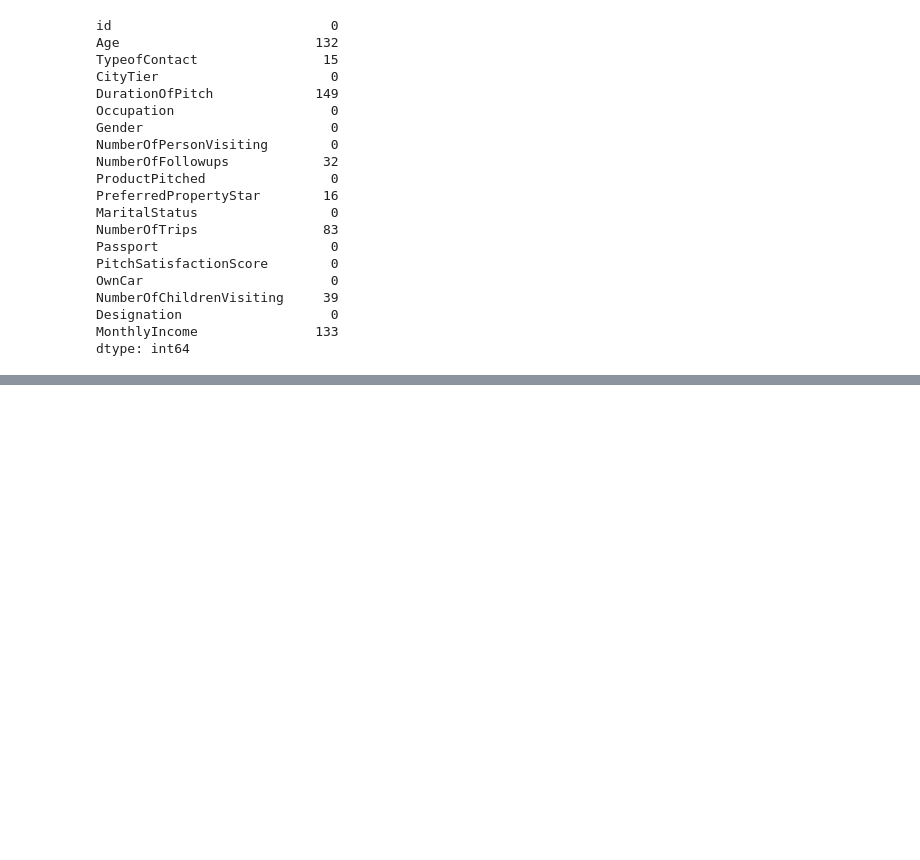
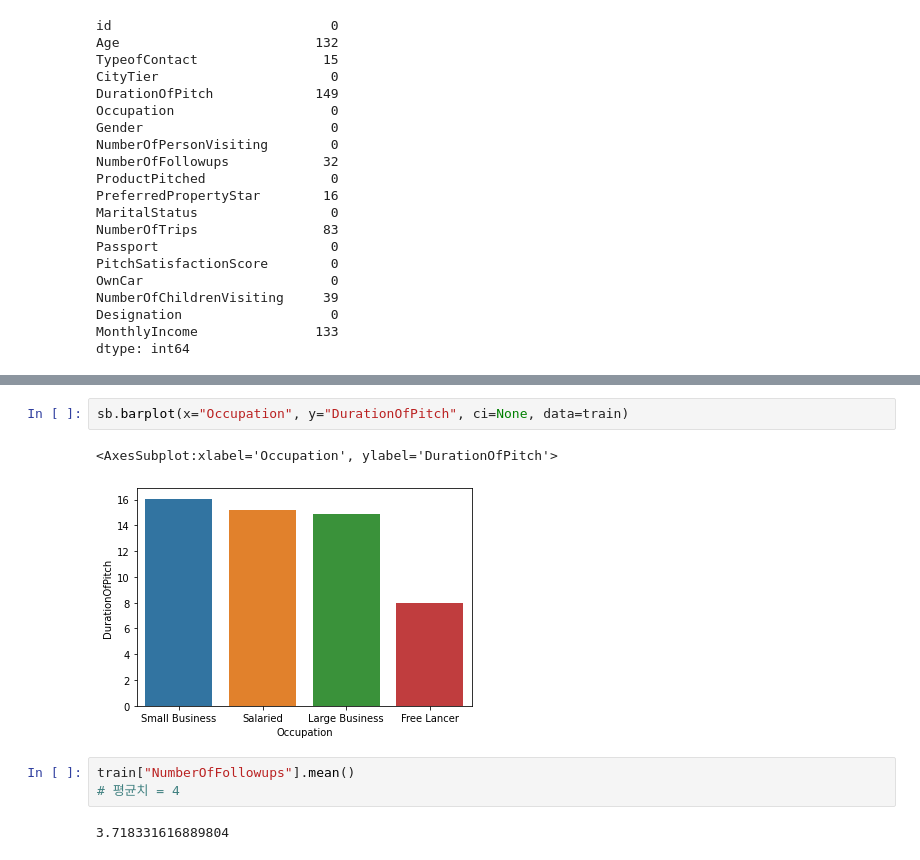
Before and after one commit to psrpsj/travel_package, a Jupyter notebook: travel.ipynb, the cells around one changed output, grey strips where cells are left out. Drawn from its saved outputs; the diff is of its cells as text; blank space fills up the shorter version.

```diff
--- a/travel.ipynb
+++ b/travel.ipynb
@@ -81,0 +127,10 @@ dtype: int64
+# %%
+sb.barplot(x="Occupation", y="DurationOfPitch", ci=None, data=train)
+# %% [output]
+<AxesSubplot:xlabel='Occupation', ylabel='DurationOfPitch'>
+[figure, added]
+# %%
+train["NumberOfFollowups"].mean()
+# 평균치 = 4
+# %% [output]
+3.718331616889804
```
Also changed, not shown: parts of 18 cells of this notebook.
